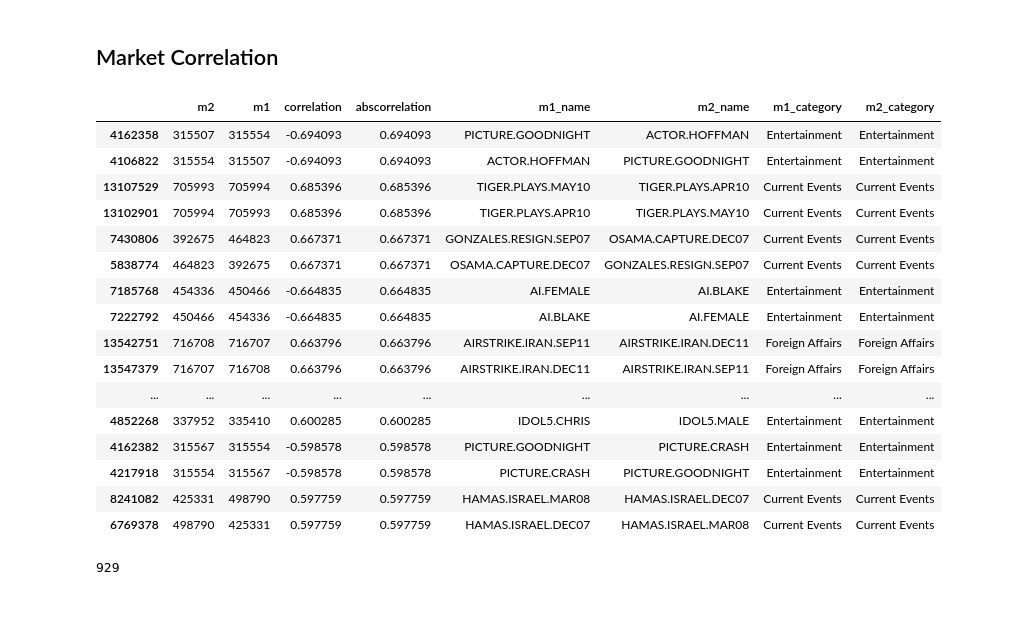
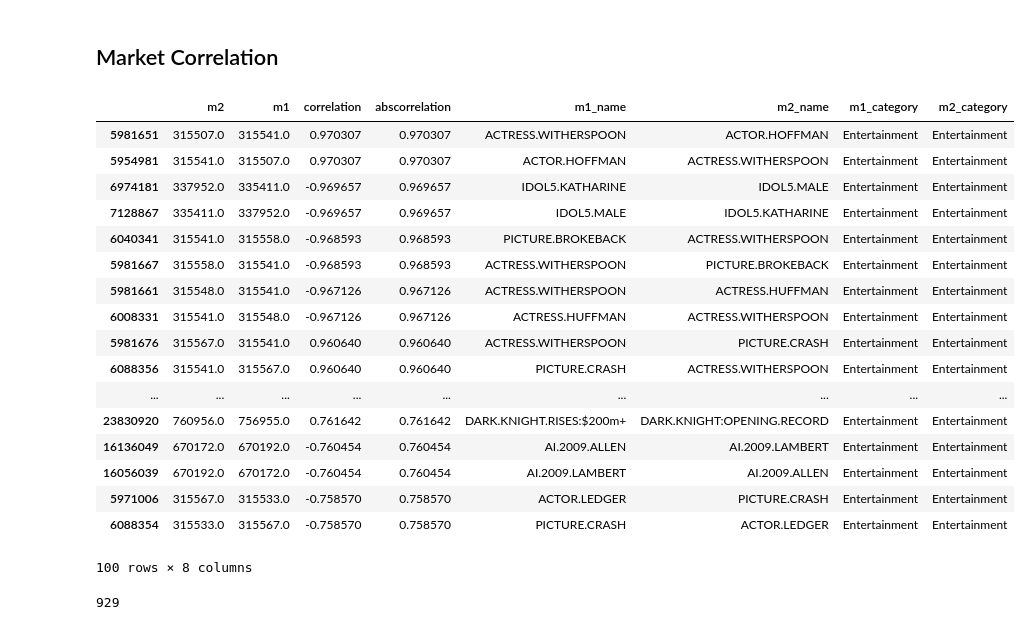
Before and after one commit to jaibot/IntradeAnalysis, a Jupyter notebook: intrade.ipynb, the cells around one changed output. Saved outputs shown, nothing was run; the diff lists cells and outputs as text; code cells hidden in the pictures.

```diff
--- a/intrade.ipynb
+++ b/intrade.ipynb
@@ -20,7 +20,7 @@ from collections import defaultdict
 td = pd.datetools.timedelta
 import networkx
 
-INTRADE_PATH = '/home/jai/Intrade-Contracts-NoFinancial/'
+INTRADE_PATH = '/home/jai/IntradeData/intrade/'
 # %% [markdown]
 ## GetData Functions
 # %% [markdown]
@@ -264,8 +236,8 @@ pdump(final60, 'final60')
 # %%
 trades = pload('trades')
 market_info = pload('market_info')
-tradedays = pload('tradedays')
-final60 = pload('final60')
+daily_prices = pload('daily_prices')
+countdown_prices = pload('countdown_prices')
 # %% [markdown]
 ## Colormaps
 # %%
@@ -622,13 +583,13 @@ roiheatmap(roidata[roidata.category!='Politics'], ax2)
 # %% [markdown]
 ## Market Correlation
 # %%
-tradedays['lodds'] = np.log(tradedays.p/(1.0-tradedays.p))
-yesterlodds = tradedays.lodds.shift(1)
-tradedays['loddsdiff'] = tradedays.lodds - yesterlodds
-start_days = (tradedays.start_time.dt.date == tradedays.date.dt.date).values
-tradedays.loc[start_days, 'loddsdiff'] = 0
+daily_prices['lodds'] = np.log(daily_prices.p/(1.0-daily_prices.p))
+yesterlodds = daily_prices.lodds.shift(1)
+daily_prices['loddsdiff'] = daily_prices.lodds - yesterlodds
+start_days = (daily_prices.start_time.dt.date == daily_prices.date.dt.date).values
+daily_prices.loc[start_days, 'loddsdiff'] = 0
 # %%
-interesting_tradedays = tradedays[tradedays.total_volume>100]
+interesting_tradedays = daily_prices[daily_prices.total_volume>100]
 all_lods=interesting_tradedays.pivot(index='date', columns='market_id', values='loddsdiff')
 all_lods[all_lods==0.0] = np.nan
 # %%
@@ -650,25 +611,26 @@ uc = uc.merge(mid_cat, left_on='m2', right_index=True).rename(columns={'category
 # %%
 pdump(uc, 'market_correlation')
 # %%
-uc[(uc.m1_category!='Politics') & (uc.m2_category!='Politics')].sort_values('abscorrelation', ascending=False).iloc[100:150,:]
+uc[(uc.m1_category!='Politics') & (uc.m2_category!='Politics')].sort_values('abscorrelation', ascending=False).iloc[:100,:]
 # %% [output]
 |  | m2 | m1 | correlation | abscorrelation | m1_name | m2_name | m1_category | m2_category |
-| 4162358 | 315507 | 315554 | -0.694093 | 0.694093 | PICTURE.GOODNIGHT | ACTOR.HOFFMAN | Entertainment | Entertainment |
-| 4106822 | 315554 | 315507 | -0.694093 | 0.694093 | ACTOR.HOFFMAN | PICTURE.GOODNIGHT | Entertainment | Entertainment |
-| 13107529 | 705993 | 705994 | 0.685396 | 0.685396 | TIGER.PLAYS.MAY10 | TIGER.PLAYS.APR10 | Current Events | Current Events |
-| 13102901 | 705994 | 705993 | 0.685396 | 0.685396 | TIGER.PLAYS.APR10 | TIGER.PLAYS.MAY10 | Current Events | Current Events |
-| 7430806 | 392675 | 464823 | 0.667371 | 0.667371 | GONZALES.RESIGN.SEP07 | OSAMA.CAPTURE.DEC07 | Current Events | Current Events |
-| 5838774 | 464823 | 392675 | 0.667371 | 0.667371 | OSAMA.CAPTURE.DEC07 | GONZALES.RESIGN.SEP07 | Current Events | Current Events |
-| 7185768 | 454336 | 450466 | -0.664835 | 0.664835 | AI.FEMALE | AI.BLAKE | Entertainment | Entertainment |
-| 7222792 | 450466 | 454336 | -0.664835 | 0.664835 | AI.BLAKE | AI.FEMALE | Entertainment | Entertainment |
-| 13542751 | 716708 | 716707 | 0.663796 | 0.663796 | AIRSTRIKE.IRAN.SEP11 | AIRSTRIKE.IRAN.DEC11 | Foreign Affairs | Foreign Affairs |
-| 13547379 | 716707 | 716708 | 0.663796 | 0.663796 | AIRSTRIKE.IRAN.DEC11 | AIRSTRIKE.IRAN.SEP11 | Foreign Affairs | Foreign Affairs |
+| 5981651 | 315507.0 | 315541.0 | 0.970307 | 0.970307 | ACTRESS.WITHERSPOON | ACTOR.HOFFMAN | Entertainment | Entertainment |
+| 5954981 | 315541.0 | 315507.0 | 0.970307 | 0.970307 | ACTOR.HOFFMAN | ACTRESS.WITHERSPOON | Entertainment | Entertainment |
+| 6974181 | 337952.0 | 335411.0 | -0.969657 | 0.969657 | IDOL5.KATHARINE | IDOL5.MALE | Entertainment | Entertainment |
+| 7128867 | 335411.0 | 337952.0 | -0.969657 | 0.969657 | IDOL5.MALE | IDOL5.KATHARINE | Entertainment | Entertainment |
+| 6040341 | 315541.0 | 315558.0 | -0.968593 | 0.968593 | PICTURE.BROKEBACK | ACTRESS.WITHERSPOON | Entertainment | Entertainment |
+| 5981667 | 315558.0 | 315541.0 | -0.968593 | 0.968593 | ACTRESS.WITHERSPOON | PICTURE.BROKEBACK | Entertainment | Entertainment |
+| 5981661 | 315548.0 | 315541.0 | -0.967126 | 0.967126 | ACTRESS.WITHERSPOON | ACTRESS.HUFFMAN | Entertainment | Entertainment |
+| 6008331 | 315541.0 | 315548.0 | -0.967126 | 0.967126 | ACTRESS.HUFFMAN | ACTRESS.WITHERSPOON | Entertainment | Entertainment |
+| 5981676 | 315567.0 | 315541.0 | 0.960640 | 0.960640 | ACTRESS.WITHERSPOON | PICTURE.CRASH | Entertainment | Entertainment |
+| 6088356 | 315541.0 | 315567.0 | 0.960640 | 0.960640 | PICTURE.CRASH | ACTRESS.WITHERSPOON | Entertainment | Entertainment |
 | ... | ... | ... | ... | ... | ... | ... | ... | ... |
-| 4852268 | 337952 | 335410 | 0.600285 | 0.600285 | IDOL5.CHRIS | IDOL5.MALE | Entertainment | Entertainment |
-| 4162382 | 315567 | 315554 | -0.598578 | 0.598578 | PICTURE.GOODNIGHT | PICTURE.CRASH | Entertainment | Entertainment |
-| 4217918 | 315554 | 315567 | -0.598578 | 0.598578 | PICTURE.CRASH | PICTURE.GOODNIGHT | Entertainment | Entertainment |
-| 8241082 | 425331 | 498790 | 0.597759 | 0.597759 | HAMAS.ISRAEL.MAR08 | HAMAS.ISRAEL.DEC07 | Current Events | Current Events |
-| 6769378 | 498790 | 425331 | 0.597759 | 0.597759 | HAMAS.ISRAEL.DEC07 | HAMAS.ISRAEL.MAR08 | Current Events | Current Events |
+| 23830920 | 760956.0 | 756955.0 | 0.761642 | 0.761642 | DARK.KNIGHT.RISES:$200m+ | DARK.KNIGHT:OPENING.RECORD | Entertainment | Entertainment |
+| 16136049 | 670172.0 | 670192.0 | -0.760454 | 0.760454 | AI.2009.ALLEN | AI.2009.LAMBERT | Entertainment | Entertainment |
+| 16056039 | 670192.0 | 670172.0 | -0.760454 | 0.760454 | AI.2009.LAMBERT | AI.2009.ALLEN | Entertainment | Entertainment |
+| 5971006 | 315567.0 | 315533.0 | -0.758570 | 0.758570 | ACTOR.LEDGER | PICTURE.CRASH | Entertainment | Entertainment |
+| 6088354 | 315533.0 | 315567.0 | -0.758570 | 0.758570 | PICTURE.CRASH | ACTOR.LEDGER | Entertainment | Entertainment |
+100 rows × 8 columns
 # %%
 uc.loc[uc.abscorrelation>0.3,['m1_name', 'm2_name']].stack().nunique()
 # %% [output]
```
Also changed, not shown: parts of 21 cells of this notebook, 1 other file.
